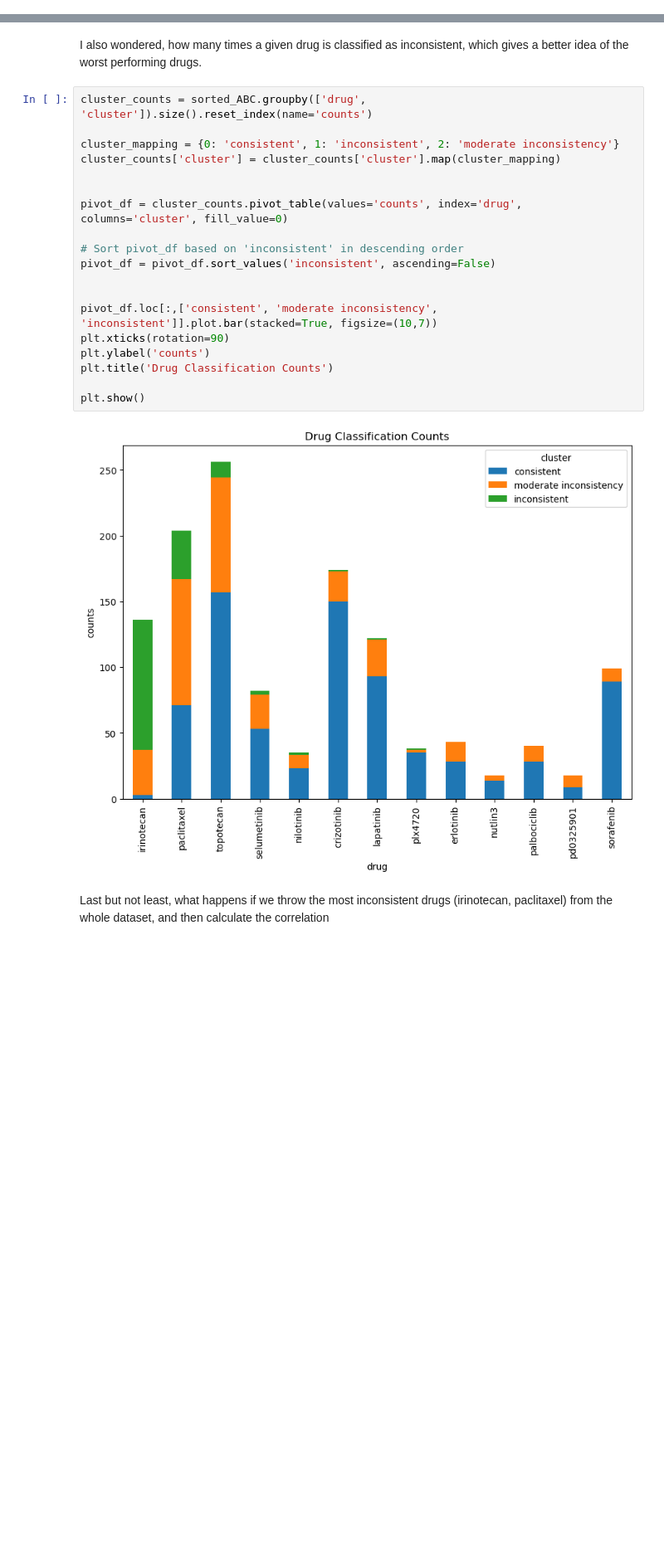
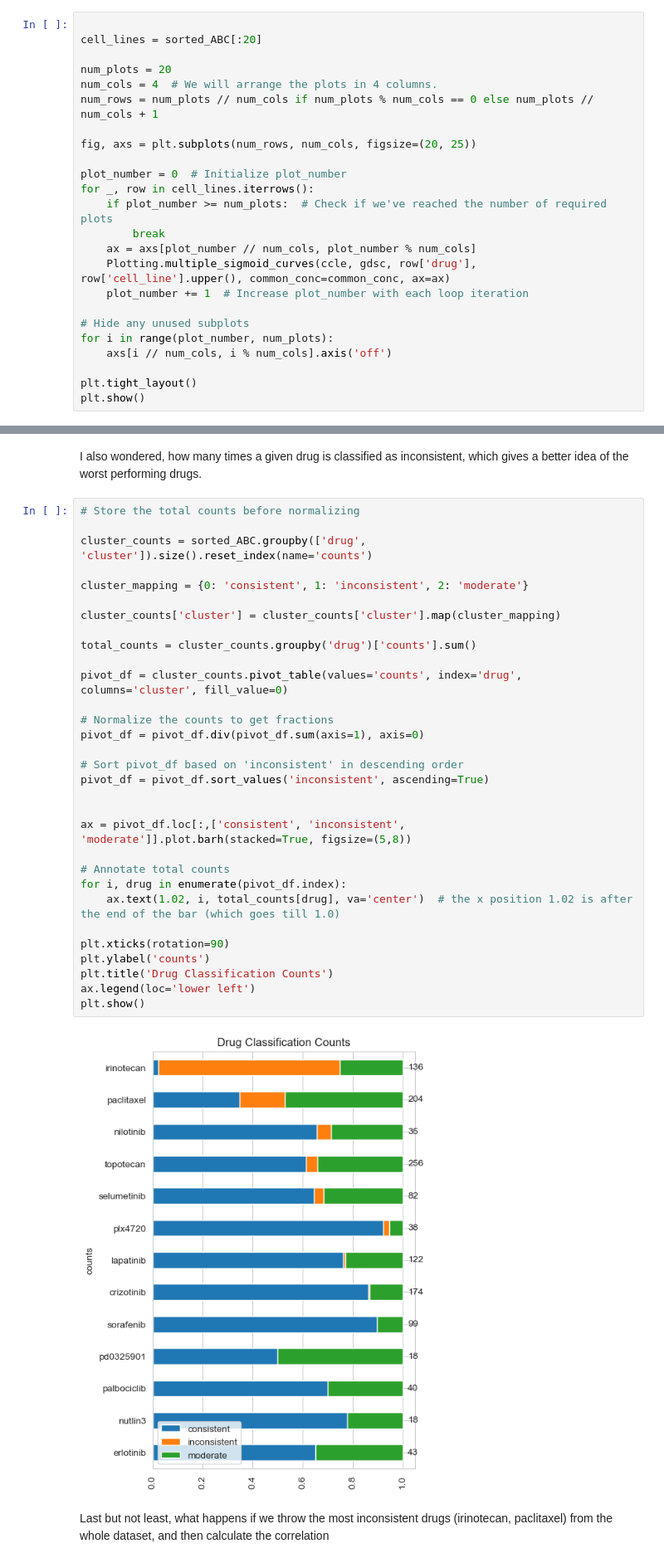
Before and after one commit to serhatbeyaz/pharmaco-analysis, a Jupyter notebook: Python scripts/CCLE vs GDSC2.ipynb, the cells around one changed output, grey strips where cells are left out. Shown at 83% size. Drawn from its saved outputs; the diff is of its cells as text; blank space fills up the shorter version.

```diff
--- a/Python scripts/CCLE vs GDSC2.ipynb
+++ b/Python scripts/CCLE vs GDSC2.ipynb
@@ -356,0 +424,24 @@ plt.show()
+# %%
+
+cell_lines = sorted_ABC[:20]
+
+num_plots = 20
+num_cols = 4  # We will arrange the plots in 4 columns.
+num_rows = num_plots // num_cols if num_plots % num_cols == 0 else num_plots // num_cols + 1
+
+fig, axs = plt.subplots(num_rows, num_cols, figsize=(20, 25))
+
+plot_number = 0  # Initialize plot_number
+for _, row in cell_lines.iterrows():
+    if plot_number >= num_plots:  # Check if we've reached the number of required plots
+        break
+    ax = axs[plot_number // num_cols, plot_number % num_cols]
+    Plotting.multiple_sigmoid_curves(ccle, gdsc, row['drug'], row['cell_line'].upper(), common_conc=common_conc, ax=ax)
+    plot_number += 1  # Increase plot_number with each loop iteration
+
+# Hide any unused subplots
+for i in range(plot_number, num_plots):
+    axs[i // num_cols, i % num_cols].axis('off')
+
+plt.tight_layout()
+plt.show()
@@ -447,26 +529,38 @@ In other words, for the inconsistent observations, it can be said that CCLE meas
 # %% [markdown]
 I also wondered, how many times a given drug is classified as inconsistent, which gives a better idea of the worst performing drugs.
 # %%
+# Store the total counts before normalizing
+
 cluster_counts = sorted_ABC.groupby(['drug', 'cluster']).size().reset_index(name='counts')
 
-cluster_mapping = {0: 'consistent', 1: 'inconsistent', 2: 'moderate inconsistency'}
+cluster_mapping = {0: 'consistent', 1: 'inconsistent', 2: 'moderate'}
+
 cluster_counts['cluster'] = cluster_counts['cluster'].map(cluster_mapping)
 
+total_counts = cluster_counts.groupby('drug')['counts'].sum()
 
 pivot_df = cluster_counts.pivot_table(values='counts', index='drug', columns='cluster', fill_value=0)
 
+# Normalize the counts to get fractions
+pivot_df = pivot_df.div(pivot_df.sum(axis=1), axis=0)
+
 # Sort pivot_df based on 'inconsistent' in descending order
-pivot_df = pivot_df.sort_values('inconsistent', ascending=False)
+pivot_df = pivot_df.sort_values('inconsistent', ascending=True)
 
 
-pivot_df.loc[:,['consistent', 'moderate inconsistency', 'inconsistent']].plot.bar(stacked=True, figsize=(10,7))
+ax = pivot_df.loc[:,['consistent', 'inconsistent', 'moderate']].plot.barh(stacked=True, figsize=(5,8))
+
+# Annotate total counts
+for i, drug in enumerate(pivot_df.index):
+    ax.text(1.02, i, total_counts[drug], va='center')  # the x position 1.02 is after the end of the bar (which goes till 1.0)
+
 plt.xticks(rotation=90)
 plt.ylabel('counts')
 plt.title('Drug Classification Counts')
-
+ax.legend(loc='lower left')
 plt.show()
 # %% [output]
-[figure, old version]
+[figure, new version]
 # %% [markdown]
 Last but not least, what happens if we throw the most inconsistent drugs (irinotecan, paclitaxel) from the whole dataset, and then calculate the correlation
 # %% [markdown]
```
Also changed, not shown: parts of 33 cells of this notebook, 6 other files.
